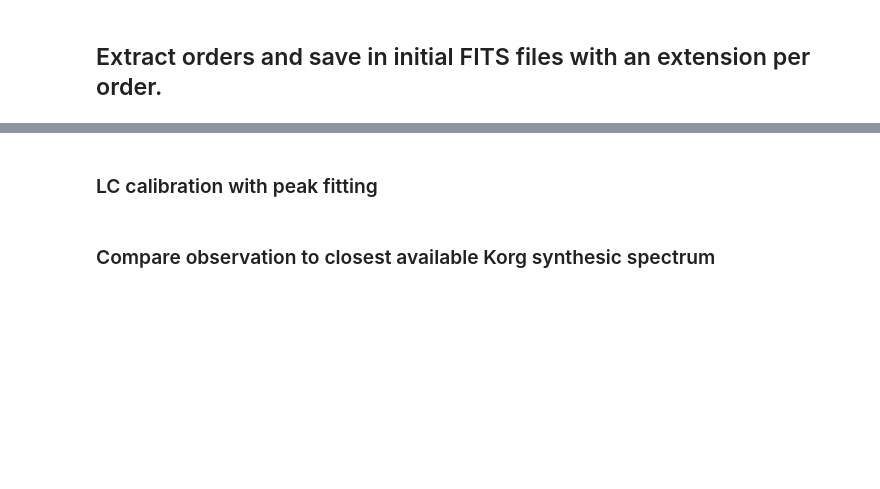
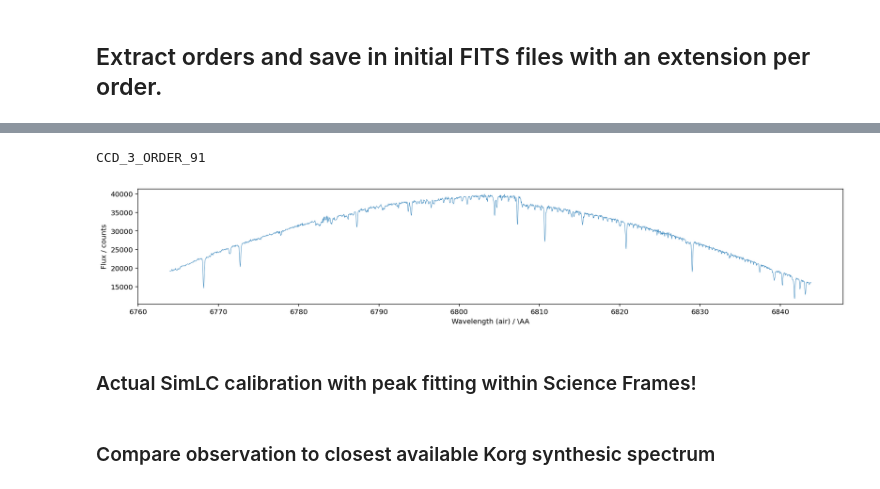
Before and after one commit to svenbuder/velocereduction, a Jupyter notebook: scripts/VeloceReduction_tutorial.ipynb, the cells around one changed output, grey strips where cells are left out. Drawn from its saved outputs; the diff is of its cells as text; code cells hidden in the pictures; blank space fills up the shorter version.

```diff
--- a/scripts/VeloceReduction_tutorial.ipynb
+++ b/scripts/VeloceReduction_tutorial.ipynb
@@ -294,5 +452,22 @@ for science_object in list(science_runs.keys()):
+# %%
+test = fits.open('../reduced_data/260703/Moon_0128/veloce_spectra_Moon_0128_260703.fits')
+order_index = 82
+print(test[order_index].header['extname'])
+f, ax = plt.subplots(figsize=(15, 3))
+ax.plot(
+    test[order_index+1].data['wave_air'][1000:-1000], test[order_index+1].data['science'][1000:-1000],
+    lw = 0.5
+)
+ax.set_xlabel('Wavelength (air) / \AA')
+ax.set_ylabel('Flux / counts')
+plt.tight_layout()
+plt.show()
+plt.close()
+# %% [output]
+CCD_3_ORDER_91
+[figure, added]
 # %% [markdown]
-### LC calibration with peak fitting
+### Actual SimLC calibration with peak fitting within Science Frames!
 # %%
 # # If LC optimisation is necessary, use the first science frame's LC exposure
 
```
Also changed, not shown: parts of 18 cells of this notebook, 1 other file.
